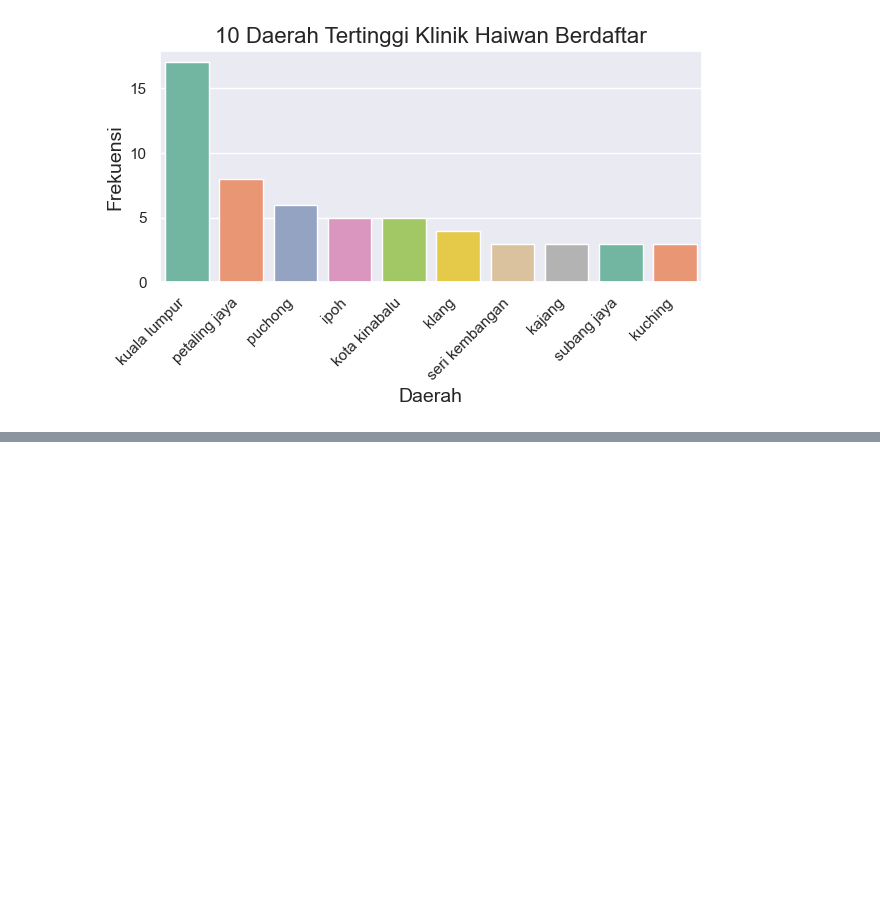
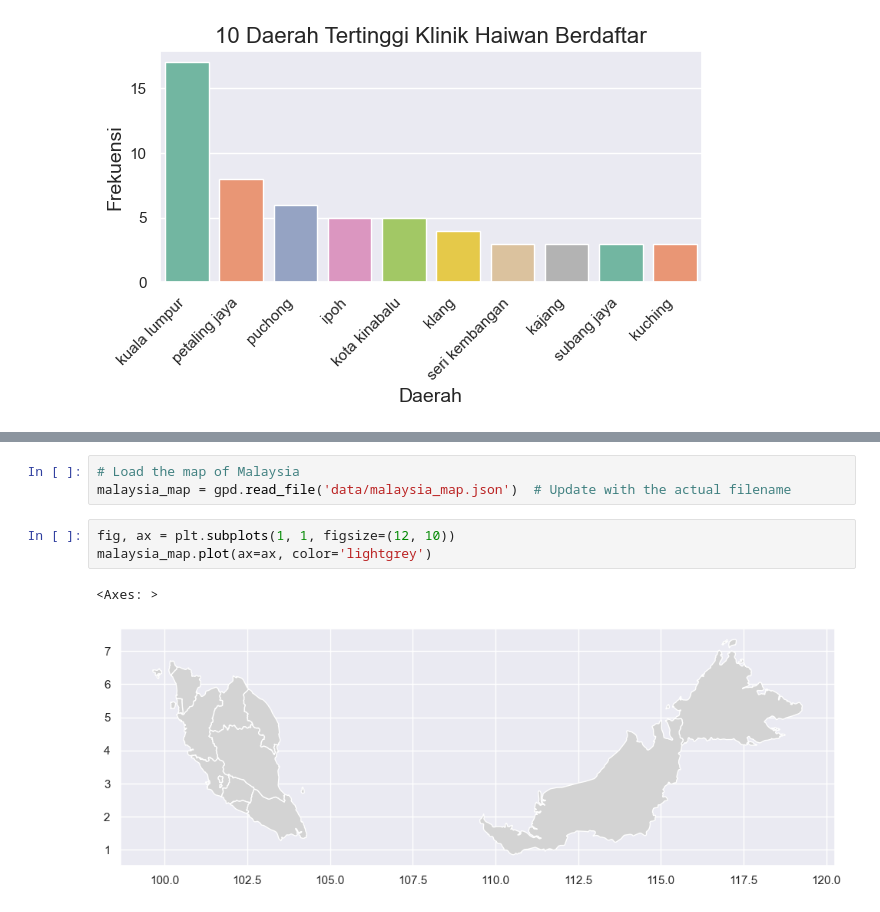
Before and after one commit to oishylea/MalaysiaVetServices, a Jupyter notebook: MalaysiaVetServices.ipynb, the cells around one changed output, grey strips where cells are left out. Cells and saved outputs as stored; diff of their text form; blank space fills up the shorter version.

```diff
--- a/MalaysiaVetServices.ipynb
+++ b/MalaysiaVetServices.ipynb
@@ -589,0 +591,9 @@ Passing `palette` without assigning `hue` is deprecated and will be removed in v
+# %%
+# Load the map of Malaysia
+malaysia_map = gpd.read_file('data/malaysia_map.json')  # Update with the actual filename
+# %%
+fig, ax = plt.subplots(1, 1, figsize=(12, 10))
+malaysia_map.plot(ax=ax, color='lightgrey')
+# %% [output]
+<Axes: >
+[figure, added]
```
Also changed, not shown: parts of 5 cells of this notebook, 3 other files.
